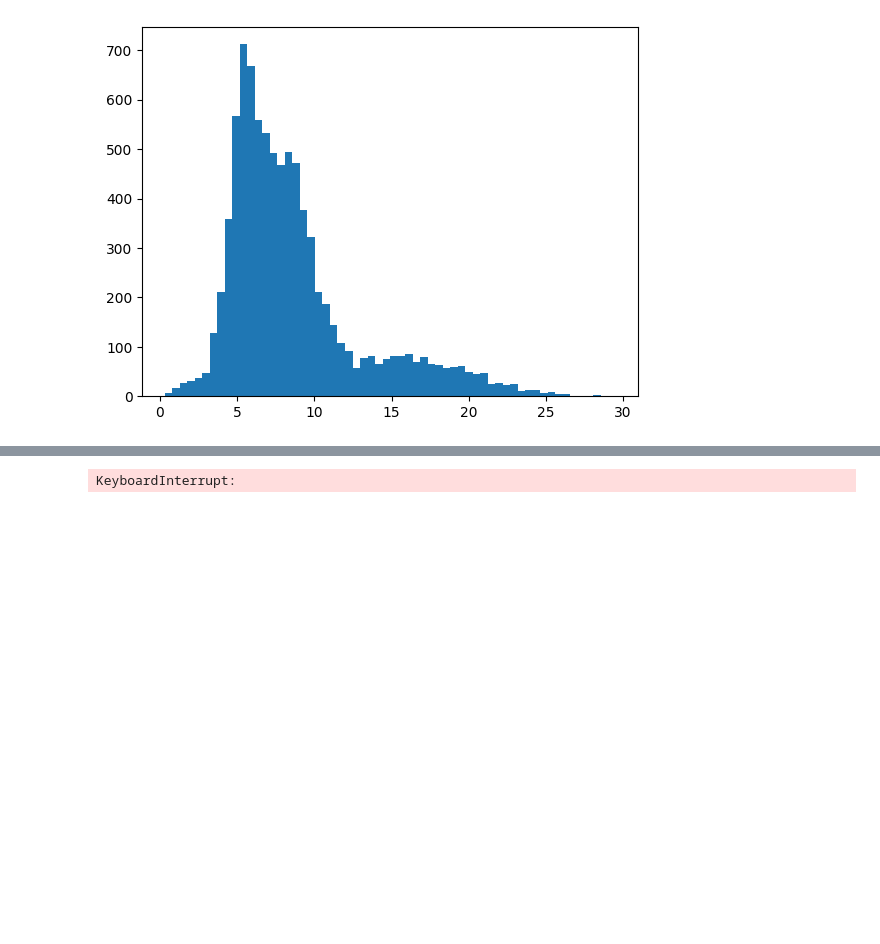
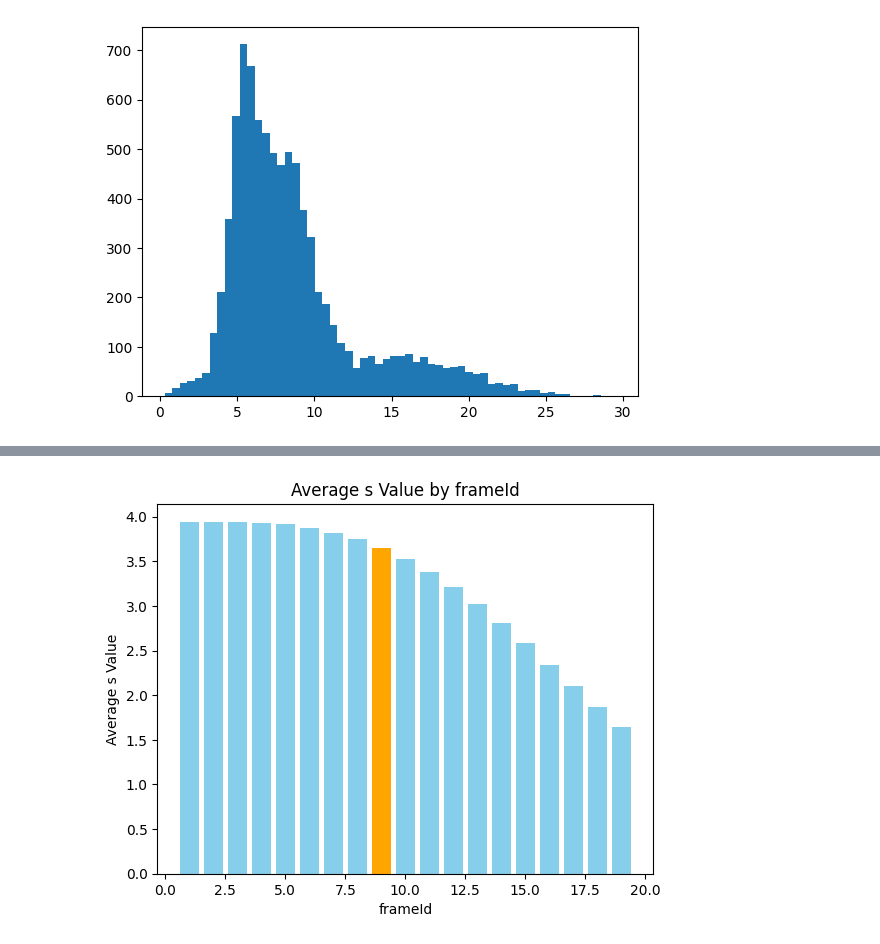
Before and after one commit to ashrithanumala/nfldatabowl2024, a Jupyter notebook: codemonkeynfl.ipynb, the cells around one changed output, grey strips where cells are left out. Saved outputs shown, nothing was run; the diff lists cells and outputs as text; code cells hidden in the pictures; blank space fills up the shorter version.

```diff
--- a/codemonkeynfl.ipynb
+++ b/codemonkeynfl.ipynb
@@ -337,12 +335,15 @@ for pos in defensive_positions:
     defensive_players.append(list(players[players['position'] == pos]
                                   .drop(columns=['height', 'weight', 'position', 'displayName', 'age'])['nflId']))
 # %%
-game_ids_to_keep = [item[0] for item in play_nums]
-play_ids_to_keep = [item[1] for item in play_nums]
+tackles_to_keep = []
 
-tackles_for_stdev = tackles[(tackles["gameId"].isin(game_ids_to_keep)) & (tackles['playId'].isin(play_ids_to_keep))]
+for game_id, play_id, _, __ in play_nums:
+    tackle = tackles[(tackles['gameId'] == game_id) & (tackles['playId'] == play_id)]
+    tackles_to_keep.append(tackle)
+
+tackles_for_stdev = pd.concat(tackles_to_keep)
+
 tackles_for_stdev = tackles_for_stdev[['gameId', 'playId', 'nflId']]
 tackles_for_stdev = tackles_for_stdev.merge(plays[['gameId', 'playId', 'ballCarrierId']], on=['gameId', 'playId'])
 weeks_for_stdev = all_weeks[['gameId', 'playId', 'nflId', 'event', 'x', 'y', 'dir']]
 weeks_for_stdev = weeks_for_stdev[weeks_for_stdev['event'].isin(['tackle', 'out_of_bounds', 'fumble', 'qb_slide', 'safety'])]
-print(tackles_for_stdev[(tackles_for_stdev['playId'] == 101) & (tackles_for_stdev['gameId'] == 2022090800)])
@@ -435,0 +464,14 @@ pprint(defensive_stats)
+# %%
+# for binning by velocity instead of position
+tackles_to_keep = []
+
+for game_id, play_id, _, __ in play_nums:
+    tackle = tackles[(tackles['gameId'] == game_id) & (tackles['playId'] == play_id)]
+    tackles_to_keep.append(tackle)
+
+tackles_for_stdev = pd.concat(tackles_to_keep)
+
+tackles_for_stdev = tackles_for_stdev[['gameId', 'playId', 'nflId']]
+tackles_for_stdev = tackles_for_stdev.merge(plays[['gameId', 'playId', 'ballCarrierId']], on=['gameId', 'playId'])
+weeks_for_stdev = all_weeks[['gameId', 'playId', 'nflId', 'event', 'x', 'y', 's', 'dir']]
+weeks_for_stdev = weeks_for_stdev[weeks_for_stdev['event'].isin(['tackle', 'out_of_bounds', 'fumble', 'qb_slide', 'safety'])]
@@ -436,14 +692,28 @@ pprint(defensive_stats)
 # %%
 test_weeks = []
+temp_weeks = all_weeks[['s', 'event', 'frameId', 'playId', 'gameId', 'nflId']]
+
 for index, row in tackles.iterrows():
-    a = all_weeks[(all_weeks['gameId'] == row['gameId']) & (all_weeks['playId'] == row['playId'])]
+    a = temp_weeks[(temp_weeks['gameId'] == row['gameId']) & (temp_weeks['playId'] == row['playId'])]
     a = a[a['nflId'] == row['nflId']]
     tackle_frame = a[a['event'].isin(['tackle', 'out_of_bounds', 'fumble', 'qb_slide', 'safety'])]['frameId'].iloc[0]
-    a = a[(a['frameId'] > tackle_frame - 9) & (a['frameId'] < tackle_frame + 5)]['s']
+    a = a[(a['frameId'] > tackle_frame - 15) & (a['frameId'] < tackle_frame + 5)]
+    a['frameId'] = a['frameId'].apply(lambda x: x - tackle_frame + 15)
     test_weeks.append(a)
+
 test_weeks = pd.concat(test_weeks)
-# %% [output]
-KeyboardInterrupt:
+# %%
+avg_v_df = test_weeks.groupby('frameId')['s'].mean().reset_index()
+
+colors = ['skyblue' if frame_id != 9 else 'orange' for frame_id in avg_v_df['frameId']]
+
+plt.bar(avg_v_df['frameId'], avg_v_df['s'], color=colors)
+plt.title('Average s Value by frameId')
+plt.xlabel('frameId')
+plt.ylabel('Average s Value')
+plt.show()
+# %% [output]
+[figure, added]
 # %%
 # STDEV strat: group by position, calculate variance for each player based on their dist from tackle in x/y
 #     give any player that doesnt have
```
Also changed, not shown: parts of 19 cells of this notebook.
